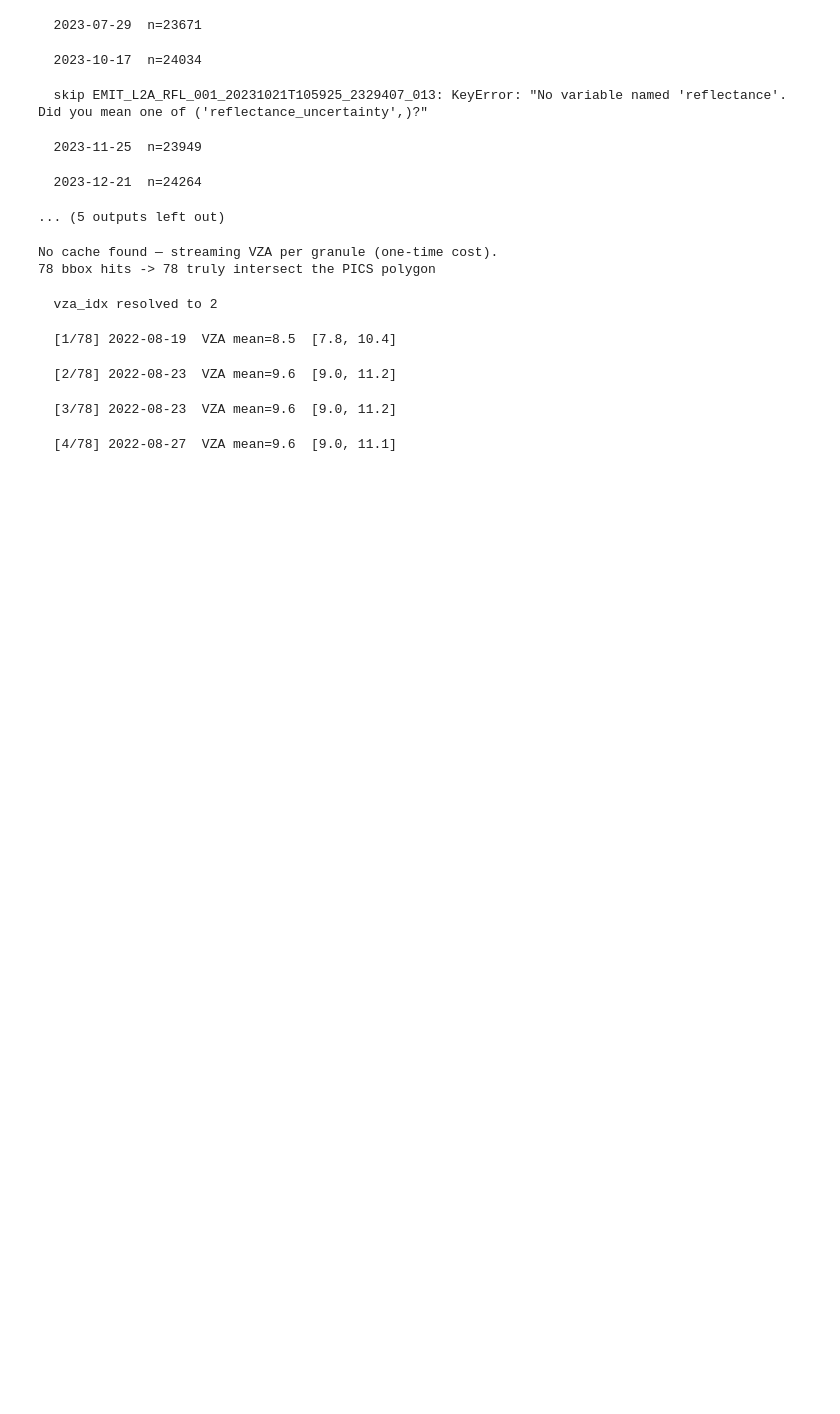
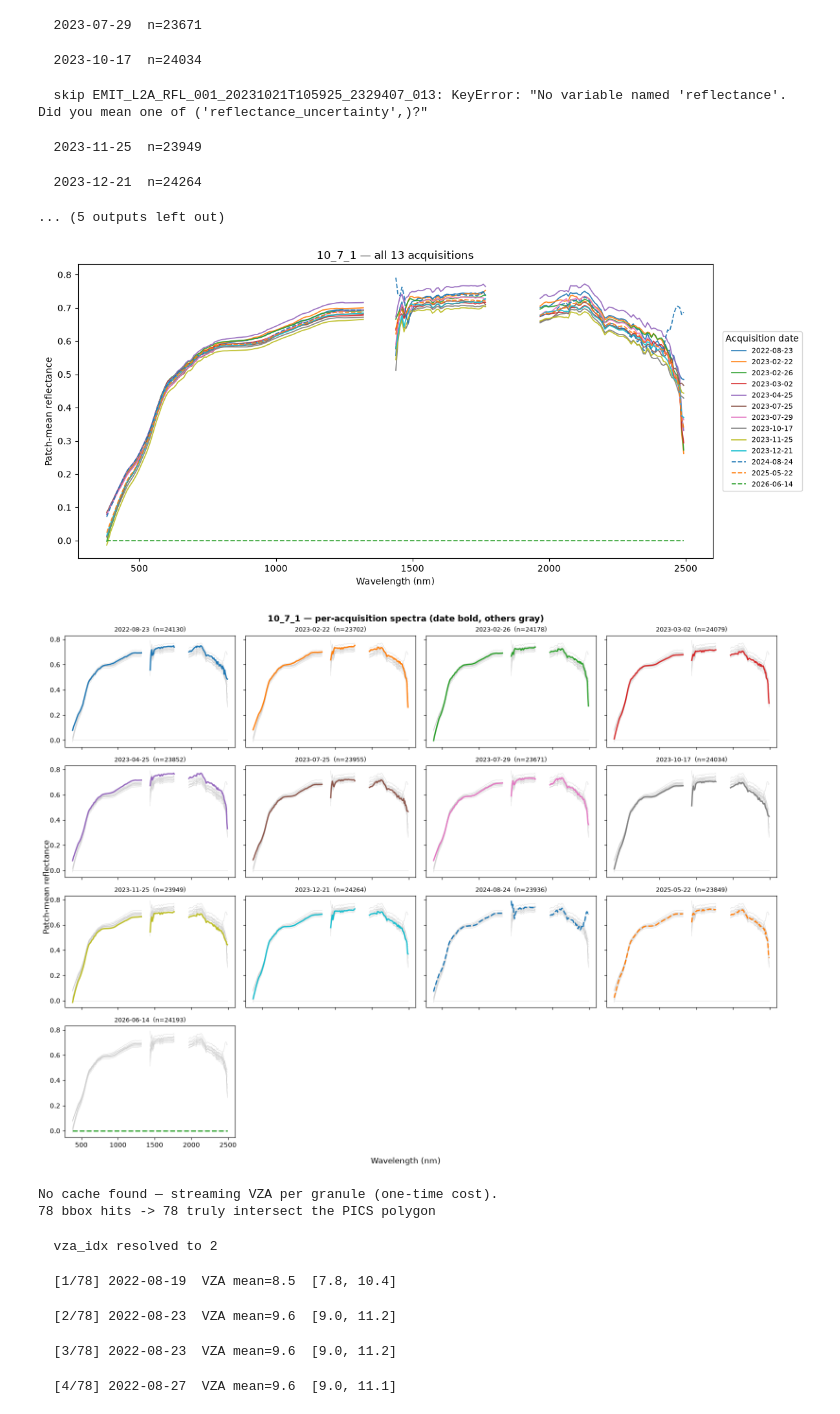
Before and after one commit to huck-rees/emit-pics, a Jupyter notebook: notebooks/patch_generator.ipynb, the cells around one changed output. Drawn from its saved outputs; the diff is of its cells as text; code cells hidden in the pictures; blank space fills up the shorter version.

Commit message:
Major EMIT-PICS overhaul
- restructured code to remove redundant streaming and construct full data cubes per patch/scene

```diff
--- a/notebooks/patch_generator.ipynb
+++ b/notebooks/patch_generator.ipynb
@@ -1034,6 +903,75 @@ plt.tight_layout(); plt.show()
   2023-11-25  n=23949
   2023-12-21  n=24264
 ... (5 outputs left out)
+# %%
+import numpy as np
+import matplotlib.pyplot as plt
+
+# ============================================================
+# Per-series styling: a unique (color, linestyle) per acquisition.
+# tab10 gives 10 strongly separated hues; cycling linestyles past the
+# 10th series keeps every (color, linestyle) pair unique, so this scales
+# to patches with more acquisitions without colors becoming ambiguous.
+# ============================================================
+BASE_COLORS = plt.get_cmap("tab10").colors
+LINESTYLES  = ["-", "--", "-.", ":"]
+
+def series_style(i):
+    color = BASE_COLORS[i % len(BASE_COLORS)]
+    ls    = LINESTYLES[(i // len(BASE_COLORS)) % len(LINESTYLES)]
+    return color, ls
+
+# Built in chronological order so index i is consistent across both figures.
+labels = [f"{r['dt']:%Y-%m-%d}" for r in records]
+styles = [series_style(i) for i in range(len(records))]
+specs  = [np.where(np.isfinite(r["mean_spec"]), r["mean_spec"], np.nan)
+          for r in records]
+
+# ============================================================
+# FIGURE 1 — all patch-mean spectra, one distinct style per date
+# ============================================================
+fig, ax = plt.subplots(figsize=(12, 5.5))
+for spec, (color, ls), lab in zip(specs, styles, labels):
+    ax.plot(wl, spec, lw=1.3, color=color, ls=ls, alpha=0.9, label=lab)
+ax.set_xlabel("Wavelength (nm)")
+ax.set_ylabel("Patch-mean reflectance")
+ax.set_title(f"{TS_PATCH_ID} — all {len(records)} acquisitions")
+ax.legend(fontsize=8, ncol=1, loc="center left", bbox_to_anchor=(1.01, 0.5),
+          title="Acquisition date")
+plt.tight_layout()
+plt.show()
+
+# ============================================================
+# FIGURE 2 — small multiples: each date bold in front, rest gray behind.
+# Shared x/y limits so panels are directly comparable; the bolded series
+# uses that date's overview style so panels key back to the legend above.
+# ============================================================
+n = len(records)
+ncols = 4
+nrows = int(np.ceil(n / ncols))
+fig, axes = plt.subplots(nrows, ncols, figsize=(4 * ncols, 3 * nrows),
+                         sharex=True, sharey=True, squeeze=False)
+axes = axes.ravel()
+
+for i, ax in enumerate(axes):
+    if i >= n:
+        ax.axis("off")
+        continue
+    for spec in specs:                       # background: all spectra, light gray
+        ax.plot(wl, spec, lw=0.6, color="0.8", alpha=0.7, zorder=1)
+    color, ls = styles[i]                     # foreground: this date, bold
+    ax.plot(wl, specs[i], lw=2.0, color=color, ls=ls, zorder=3)
+    ax.set_title(f"{labels[i]}  (n={records[i]['n']})", fontsize=9)
+
+fig.supxlabel("Wavelength (nm)")
+fig.supylabel("Patch-mean reflectance")
+fig.suptitle(f"{TS_PATCH_ID} — per-acquisition spectra (date bold, others gray)",
+             fontsize=13, fontweight="bold")
+plt.tight_layout()
+plt.show()
+# %% [output]
+[figure, added]
+[figure, added]
 # %%
 import os
 import re
```
Also changed, not shown: parts of 2 cells of this notebook, 9 other files.
